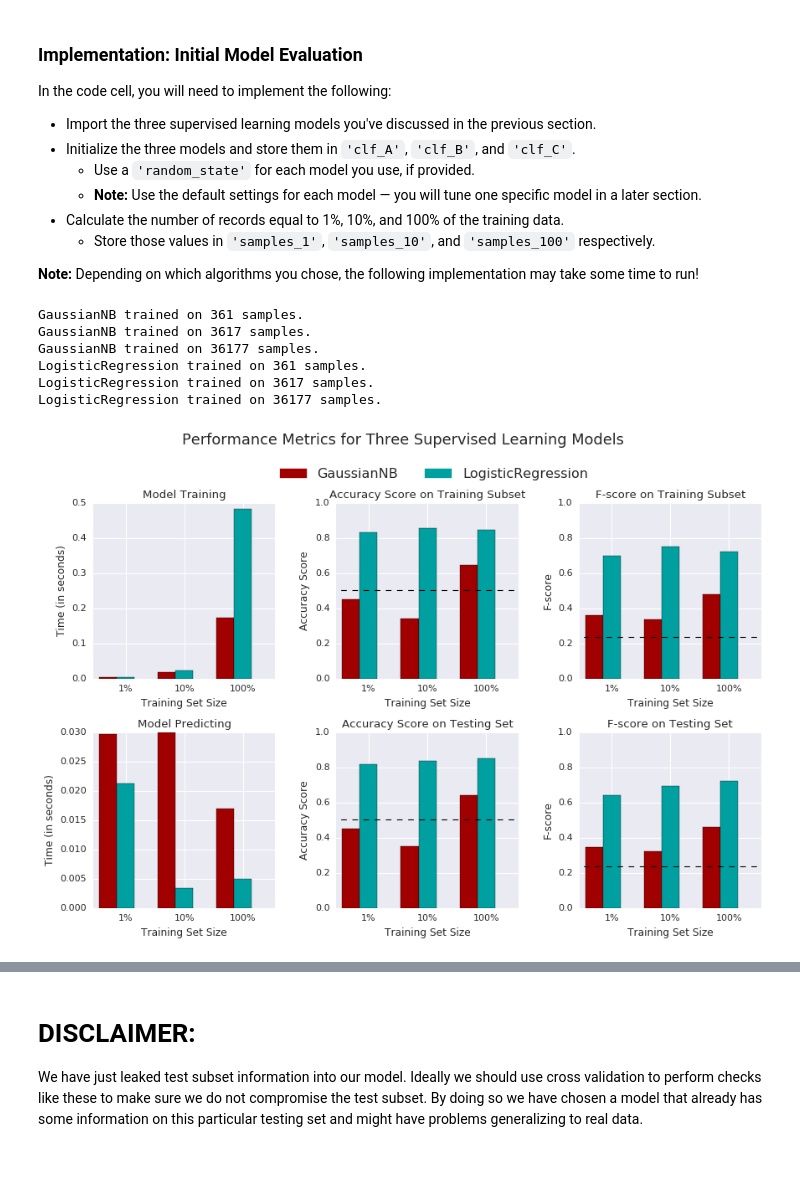
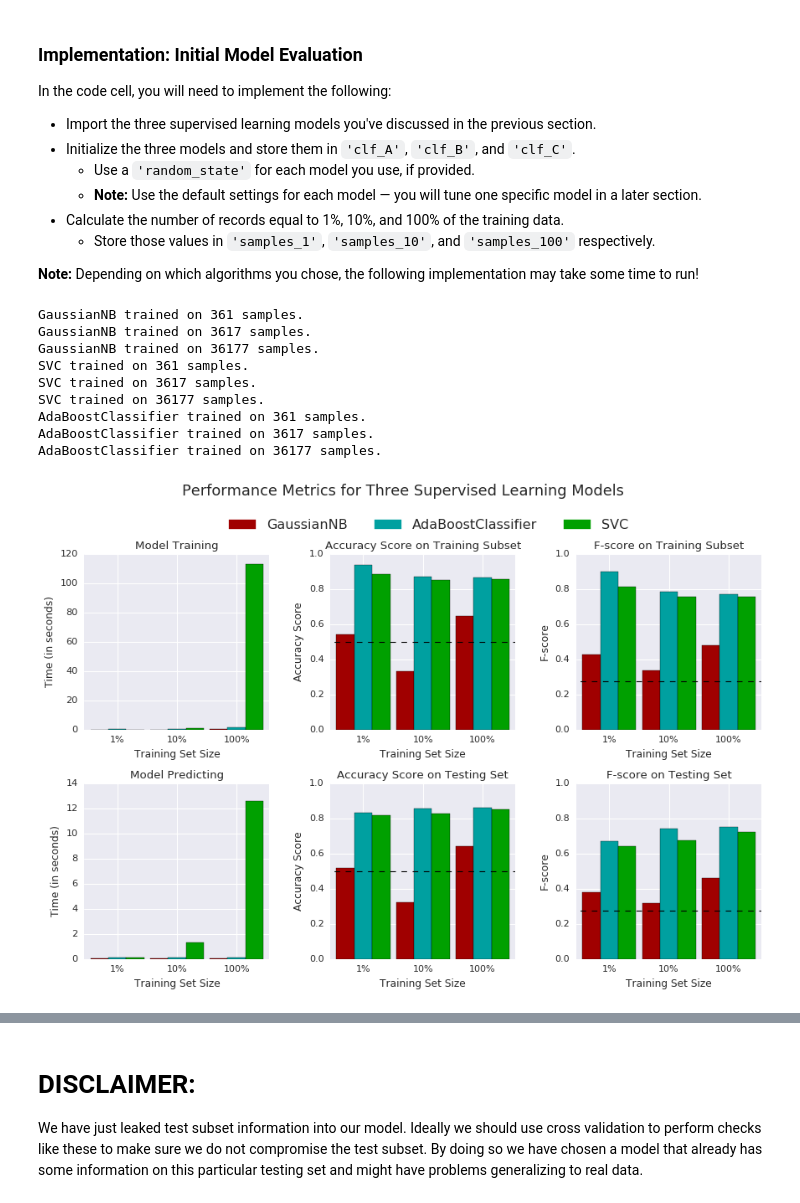
Before and after one commit to pcasaretto/finding_donors, a Jupyter notebook: finding_donors.ipynb, the cells around one changed output, grey strips where cells are left out. Saved outputs shown, nothing was run; the diff lists cells and outputs as text; code cells hidden in the pictures; blank space fills up the shorter version.

```diff
--- a/finding_donors.ipynb
+++ b/finding_donors.ipynb
@@ -473,45 +474,45 @@ In the code cell, you will need to implement the following:
 
 **Note:** Depending on which algorithms you chose, the following implementation may take some time to run!
 # %%
-from sklearn.neighbors import KNeighborsClassifier
 from sklearn.svm import SVC
 from sklearn.tree import DecisionTreeClassifier
-from sklearn.ensemble import RandomForestClassifier, AdaBoostClassifier
+from sklearn.ensemble import AdaBoostClassifier
 from sklearn.naive_bayes import GaussianNB
-from sklearn.discriminant_analysis import QuadraticDiscriminantAnalysis
-from sklearn.linear_model import SGDClassifier
-from sklearn.linear_model import LogisticRegression
 
 global_results = {}
 
 # Calculate the number of samples for 1%, 10%, and 100% of the training data
 samples_1 = int(.01*X_train.shape[0])
 samples_10 = int(.1*X_train.shape[0])
 samples_100 = X_train.shape[0]
 
 def evaluate_classifiers(classifiers):
   results = {}
   for clf in classifiers:
     clf_name = clf.__class__.__name__
     results[clf_name] = {}
     for i, samples in enumerate([samples_1, samples_10, samples_100]):
       results[clf_name][i] = \
       train_predict(clf, samples, X_train, y_train, X_test, y_test)
 
 
   vs.evaluate(results, accuracy, fscore)
   return results
+
+classifiers = [
+    GaussianNB(),
+    SVC(kernel='linear', random_state=42),
+    AdaBoostClassifier()
+]
+global_results.update(evaluate_classifiers(classifiers))
+# %% [output]
+GaussianNB trained on 361 samples.
+GaussianNB trained on 3617 samples.
+GaussianNB trained on 36177 samples.
+SVC trained on 361 samples.
+SVC trained on 3617 samples.
+SVC trained on 36177 samples.
+AdaBoostClassifier trained on 361 samples.
+AdaBoostClassifier trained on 3617 samples.
+AdaBoostClassifier trained on 36177 samples.
+[figure, added]
-# %%
-classifiers = [
-    GaussianNB(),
-    LogisticRegression(random_state=42)
-]
-global_results.update(evaluate_classifiers(classifiers))
-# %% [output]
-GaussianNB trained on 361 samples.
-GaussianNB trained on 3617 samples.
-GaussianNB trained on 36177 samples.
-LogisticRegression trained on 361 samples.
-LogisticRegression trained on 3617 samples.
-LogisticRegression trained on 36177 samples.
-[figure, removed]
```
Also changed, not shown: parts of 20 cells of this notebook, 2 other files.
